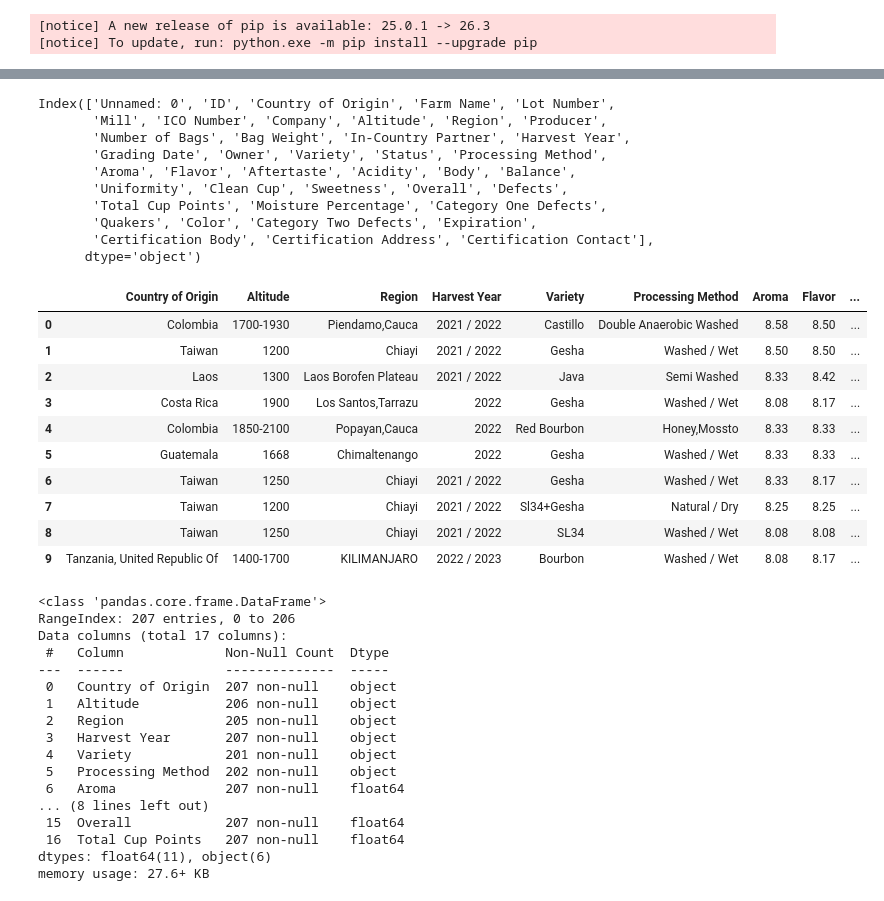
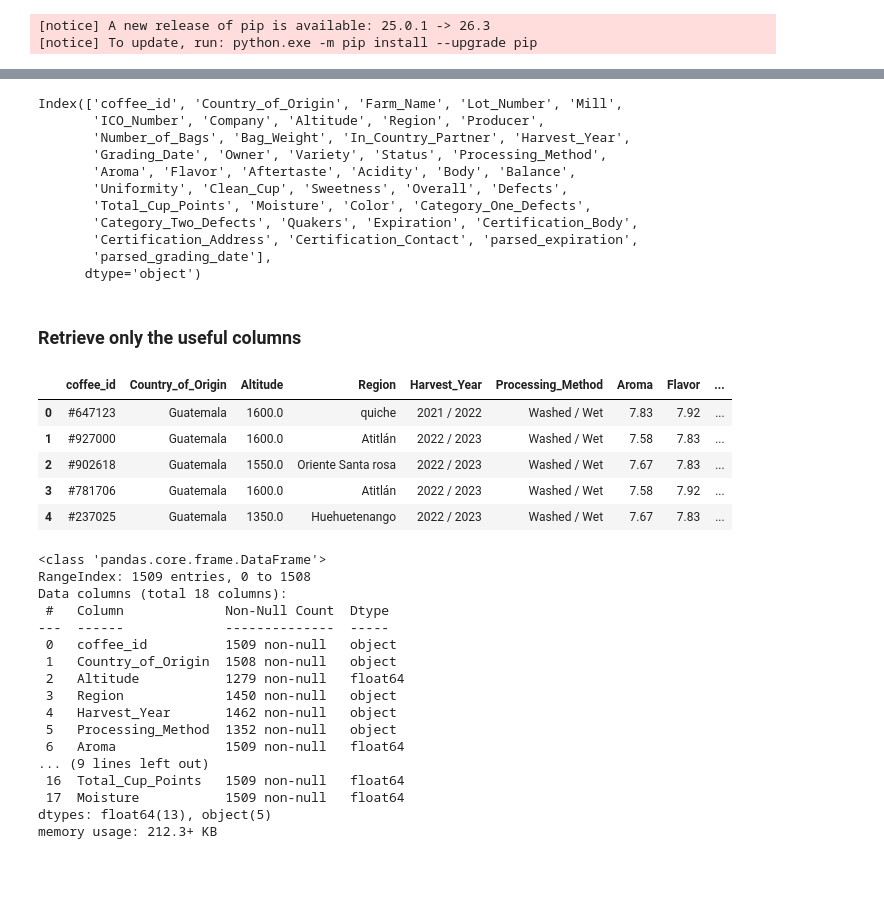
Before and after one commit to Matthew040310/visual-analytics-project, a Jupyter notebook: notebooks/cqi_eda.ipynb, the cells around one changed output, grey strips where cells are left out. Drawn from its saved outputs; the diff is of its cells as text; code cells hidden in the pictures; blank space fills up the shorter version.

Commit message:
updated the fetch script and eda notebook to use 2023 cqi

```diff
--- a/notebooks/cqi_eda.ipynb
+++ b/notebooks/cqi_eda.ipynb
@@ -28,3 +29,4 @@ from pathlib import Path
 %matplotlib inline
 # %%
-df = pd.read_csv('../data/raw/cqi/df_arabica_clean.csv')
+# run the fetch_cqi.py script first to access the raw csv
+df = pd.read_csv('../data/raw/cqi/cqi2023_arabica_coffee_full_table.csv')
@@ -51,51 +33,49 @@ memory usage: 66.4+ KB
 # %%
-df.columns
+print(df.columns)
 # %% [output]
-Index(['Unnamed: 0', 'ID', 'Country of Origin', 'Farm Name', 'Lot Number',
-       'Mill', 'ICO Number', 'Company', 'Altitude', 'Region', 'Producer',
-       'Number of Bags', 'Bag Weight', 'In-Country Partner', 'Harvest Year',
-       'Grading Date', 'Owner', 'Variety', 'Status', 'Processing Method',
+Index(['coffee_id', 'Country_of_Origin', 'Farm_Name', 'Lot_Number', 'Mill',
+       'ICO_Number', 'Company', 'Altitude', 'Region', 'Producer',
+       'Number_of_Bags', 'Bag_Weight', 'In_Country_Partner', 'Harvest_Year',
+       'Grading_Date', 'Owner', 'Variety', 'Status', 'Processing_Method',
        'Aroma', 'Flavor', 'Aftertaste', 'Acidity', 'Body', 'Balance',
-       'Uniformity', 'Clean Cup', 'Sweetness', 'Overall', 'Defects',
-       'Total Cup Points', 'Moisture Percentage', 'Category One Defects',
-       'Quakers', 'Color', 'Category Two Defects', 'Expiration',
-       'Certification Body', 'Certification Address', 'Certification Contact'],
+       'Uniformity', 'Clean_Cup', 'Sweetness', 'Overall', 'Defects',
+       'Total_Cup_Points', 'Moisture', 'Color', 'Category_One_Defects',
+       'Category_Two_Defects', 'Quakers', 'Expiration', 'Certification_Body',
+       'Certification_Address', 'Certification_Contact', 'parsed_expiration',
+       'parsed_grading_date'],
       dtype='object')
+# %% [markdown]
+### Retrieve only the useful columns
 # %%
-df_trunc = df[['Country of Origin', 'Altitude', 'Region', 'Harvest Year', 'Variety', 'Processing Method',
-               'Aroma', 'Flavor', 'Aftertaste', 'Acidity', 'Body', 'Balance', 'Uniformity', 'Clean Cup',
-               'Sweetness', 'Overall', 'Total Cup Points']]
-df_trunc.head(10)
+df = df[['coffee_id', 'Country_of_Origin', 'Altitude', 'Region', 'Harvest_Year', 'Processing_Method',
+               'Aroma', 'Flavor', 'Aftertaste', 'Acidity', 'Body', 'Balance', 'Uniformity', 'Clean_Cup',
+               'Sweetness', 'Overall', 'Total_Cup_Points', 'Moisture']]
+df.head()
 # %% [output]
-|  | Country of Origin | Altitude | Region | Harvest Year | Variety | Processing Method | Aroma | Flavor | ... |
-| 0 | Colombia | 1700-1930 | Piendamo,Cauca | 2021 / 2022 | Castillo | Double Anaerobic Washed | 8.58 | 8.50 | ... |
-| 1 | Taiwan | 1200 | Chiayi | 2021 / 2022 | Gesha | Washed / Wet | 8.50 | 8.50 | ... |
-| 2 | Laos | 1300 | Laos Borofen Plateau | 2021 / 2022 | Java | Semi Washed | 8.33 | 8.42 | ... |
-| 3 | Costa Rica | 1900 | Los Santos,Tarrazu | 2022 | Gesha | Washed / Wet | 8.08 | 8.17 | ... |
-| 4 | Colombia | 1850-2100 | Popayan,Cauca | 2022 | Red Bourbon | Honey,Mossto | 8.33 | 8.33 | ... |
-| 5 | Guatemala | 1668 | Chimaltenango | 2022 | Gesha | Washed / Wet | 8.33 | 8.33 | ... |
-| 6 | Taiwan | 1250 | Chiayi | 2021 / 2022 | Gesha | Washed / Wet | 8.33 | 8.17 | ... |
-| 7 | Taiwan | 1200 | Chiayi | 2021 / 2022 | Sl34+Gesha | Natural / Dry | 8.25 | 8.25 | ... |
-| 8 | Taiwan | 1250 | Chiayi | 2021 / 2022 | SL34 | Washed / Wet | 8.08 | 8.08 | ... |
-| 9 | Tanzania, United Republic Of | 1400-1700 | KILIMANJARO | 2022 / 2023 | Bourbon | Washed / Wet | 8.08 | 8.17 | ... |
+|  | coffee_id | Country_of_Origin | Altitude | Region | Harvest_Year | Processing_Method | Aroma | Flavor | ... |
+| 0 | #647123 | Guatemala | 1600.0 | quiche | 2021 / 2022 | Washed / Wet | 7.83 | 7.92 | ... |
+| 1 | #927000 | Guatemala | 1600.0 | Atitlán | 2022 / 2023 | Washed / Wet | 7.58 | 7.83 | ... |
+| 2 | #902618 | Guatemala | 1550.0 | Oriente Santa rosa | 2022 / 2023 | Washed / Wet | 7.67 | 7.83 | ... |
+| 3 | #781706 | Guatemala | 1600.0 | Atitlán | 2022 / 2023 | Washed / Wet | 7.58 | 7.92 | ... |
+| 4 | #237025 | Guatemala | 1350.0 | Huehuetenango | 2022 / 2023 | Washed / Wet | 7.67 | 7.83 | ... |
 # %%
-df_trunc.info()
+df.info()
 # %% [output]
 <class 'pandas.core.frame.DataFrame'>
-RangeIndex: 207 entries, 0 to 206
-Data columns (total 17 columns):
+RangeIndex: 1509 entries, 0 to 1508
+Data columns (total 18 columns):
  #   Column             Non-Null Count  Dtype
 ---  ------             --------------  -----
- 0   Country of Origin  207 non-null    object
- 1   Altitude           206 non-null    object
- 2   Region             205 non-null    object
- 3   Harvest Year       207 non-null    object
- 4   Variety            201 non-null    object
- 5   Processing Method  202 non-null    object
- 6   Aroma              207 non-null    float64
-... (8 lines left out)
- 15  Overall            207 non-null    float64
- 16  Total Cup Points   207 non-null    float64
-dtypes: float64(11), object(6)
-memory usage: 27.6+ KB
+ 0   coffee_id          1509 non-null   object
+ 1   Country_of_Origin  1508 non-null   object
+ 2   Altitude           1279 non-null   float64
+ 3   Region             1450 non-null   object
+ 4   Harvest_Year       1462 non-null   object
+ 5   Processing_Method  1352 non-null   object
+ 6   Aroma              1509 non-null   float64
+... (9 lines left out)
+ 16  Total_Cup_Points   1509 non-null   float64
+ 17  Moisture           1509 non-null   float64
+dtypes: float64(13), object(5)
+memory usage: 212.3+ KB
 # %%
```
Also changed, not shown: parts of 26 cells of this notebook, 5 other files.
